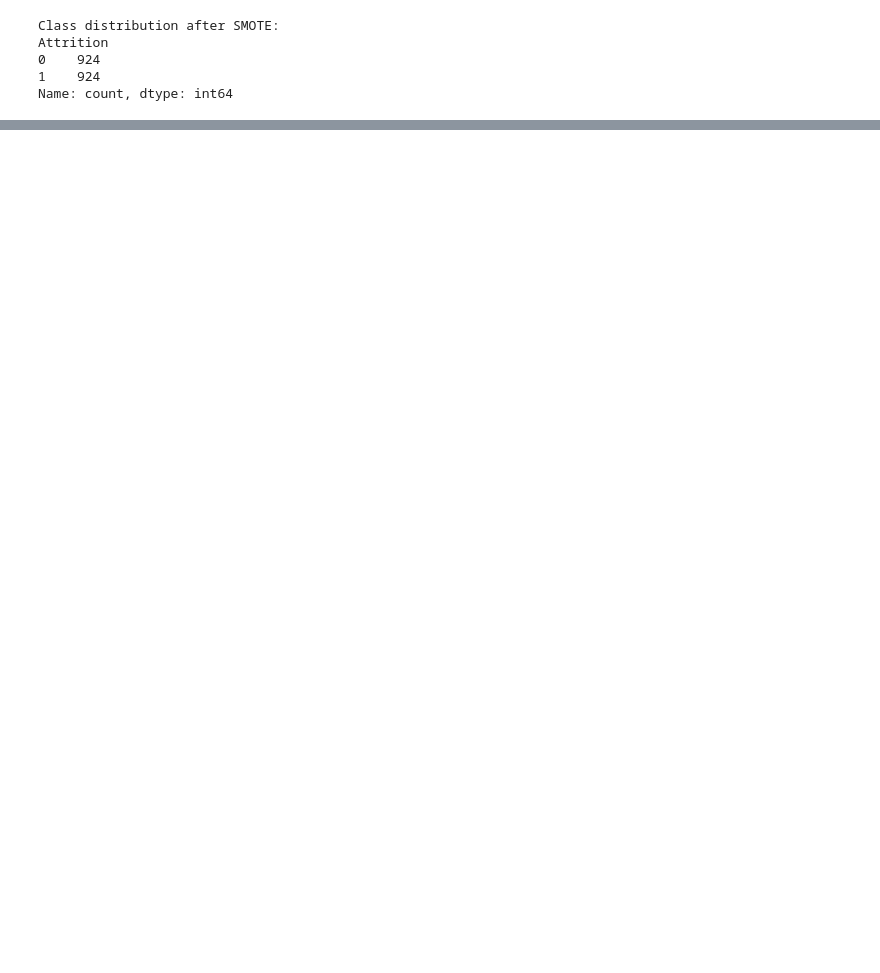
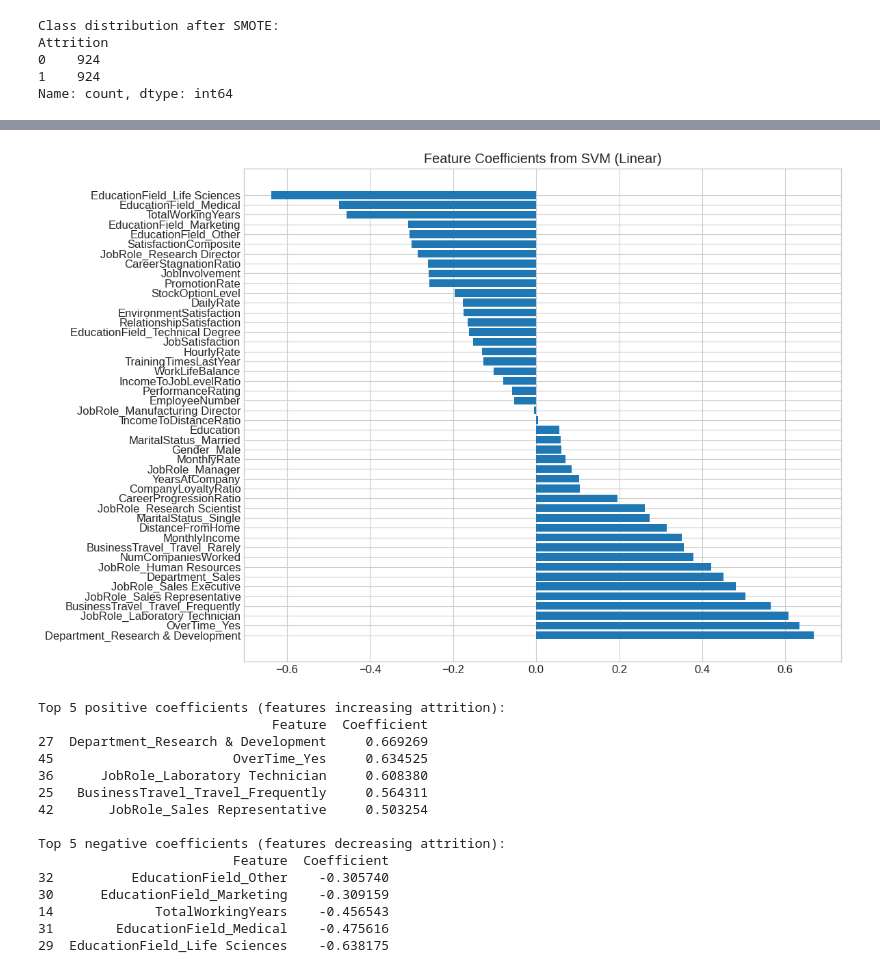
Before and after one commit to shivanswamynathan/Attrition-classification, a Jupyter notebook: Attrition_Prediction_Model.ipynb, the cells around one changed output, grey strips where cells are left out. Drawn from its saved outputs; the diff is of its cells as text; code cells hidden in the pictures; blank space fills up the shorter version.

```diff
--- a/Attrition_Prediction_Model.ipynb
+++ b/Attrition_Prediction_Model.ipynb
@@ -761,0 +983,41 @@ Employee 5: Prediction=1, Probability=0.6624, Risk Level=Medium
+# %%
+svm_model = models['SVM (Linear)']
+svm_model.fit(X_train_scaled, y_train)
+
+if hasattr(svm_model, 'coef_'):
+  # Get the coefficients
+  coef = svm_model.coef_[0]
+  # Create DataFrame with features and their coefficients
+  svm_importance = pd.DataFrame({'Feature': X.columns, 'Coefficient': coef})
+  svm_importance = svm_importance.sort_values('Coefficient', ascending=False)
+
+  # Plot SVM coefficients
+  plt.figure(figsize=(12, 8))
+  plt.title('Feature Coefficients from SVM (Linear)')
+  plt.barh(range(len(svm_importance)), svm_importance['Coefficient'], align='center')
+  plt.yticks(range(len(svm_importance)), svm_importance['Feature'])
+  plt.tight_layout()
+  plt.show()
+
+  # Print top positive and negative coefficients
+  print("\nTop 5 positive coefficients (features increasing attrition):")
+  print(svm_importance.head(5))
+  print("\nTop 5 negative coefficients (features decreasing attrition):")
+  print(svm_importance.tail(5))
+# %% [output]
+[figure, added]
+Top 5 positive coefficients (features increasing attrition):
+                              Feature  Coefficient
+27  Department_Research & Development     0.669269
+45                       OverTime_Yes     0.634525
+36      JobRole_Laboratory Technician     0.608380
+25   BusinessTravel_Travel_Frequently     0.564311
+42       JobRole_Sales Representative     0.503254
+
+Top 5 negative coefficients (features decreasing attrition):
+                         Feature  Coefficient
+32          EducationField_Other    -0.305740
+30      EducationField_Marketing    -0.309159
+14             TotalWorkingYears    -0.456543
+31        EducationField_Medical    -0.475616
+29  EducationField_Life Sciences    -0.638175
```
Also changed, not shown: parts of 20 cells of this notebook.
